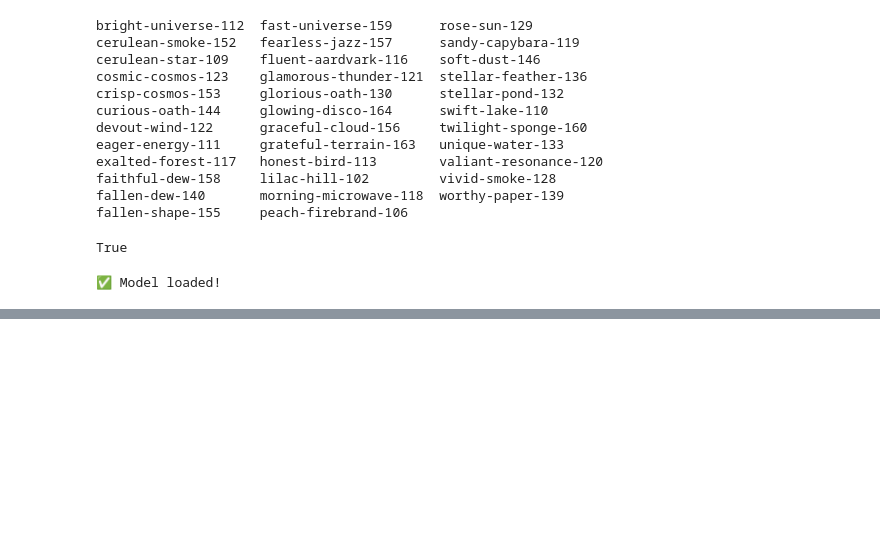
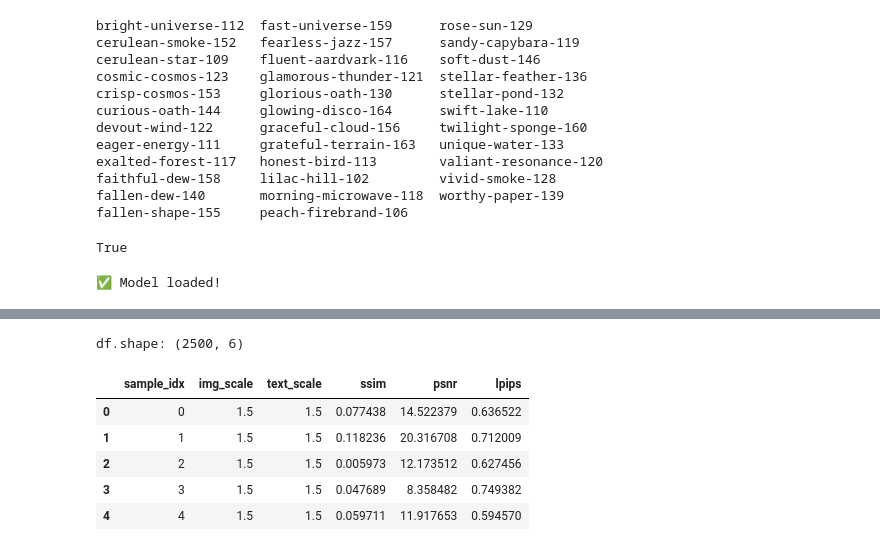
Before and after one commit to ludekcizinsky/garment-texture-completion, a Jupyter notebook: notebooks/post_training.ipynb, the cells around one changed output, grey strips where cells are left out. Drawn from its saved outputs; the diff is of its cells as text; code cells hidden in the pictures; blank space fills up the shorter version.

```diff
--- a/notebooks/post_training.ipynb
+++ b/notebooks/post_training.ipynb
@@ -213,0 +182,19 @@ interact(plot_images, index=IntSlider(min=0, max=len(results)-1, step=1));
+# %%
+with open(f'{tmp_dir}/best_inference_setup.table.json', 'r') as f:
+    table_json = json.load(f)
+
+df = pd.DataFrame(
+    table_json['data'],
+    columns=table_json['columns']
+)
+
+print(f"df.shape: {df.shape}")
+df.head()
+# %% [output]
+df.shape: (2500, 6)
+|  | sample_idx | img_scale | text_scale | ssim | psnr | lpips |
+| 0 | 0 | 1.5 | 1.5 | 0.077438 | 14.522379 | 0.636522 |
+| 1 | 1 | 1.5 | 1.5 | 0.118236 | 20.316708 | 0.712009 |
+| 2 | 2 | 1.5 | 1.5 | 0.005973 | 12.173512 | 0.627456 |
+| 3 | 3 | 1.5 | 1.5 | 0.047689 | 8.358482 | 0.749382 |
+| 4 | 4 | 1.5 | 1.5 | 0.059711 | 11.917653 | 0.594570 |
```
Also changed, not shown: parts of 23 cells of this notebook.
